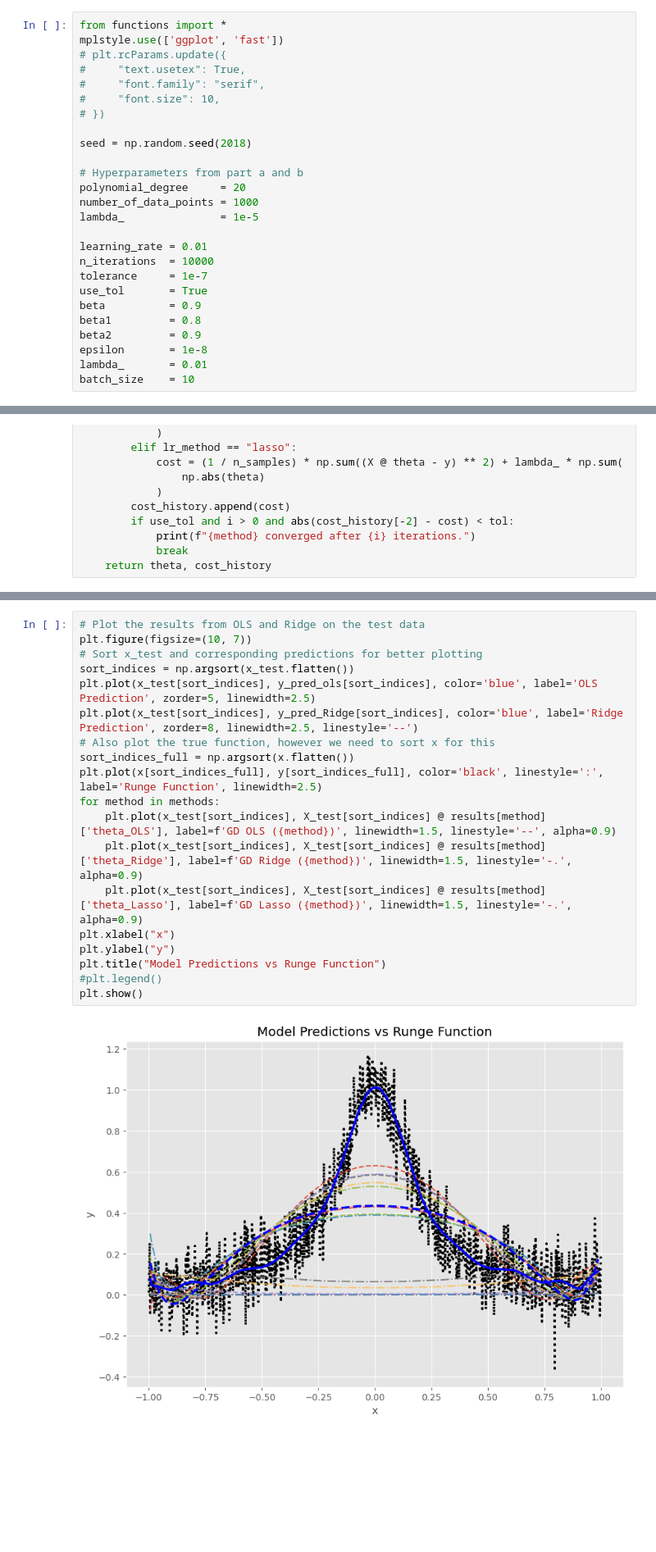
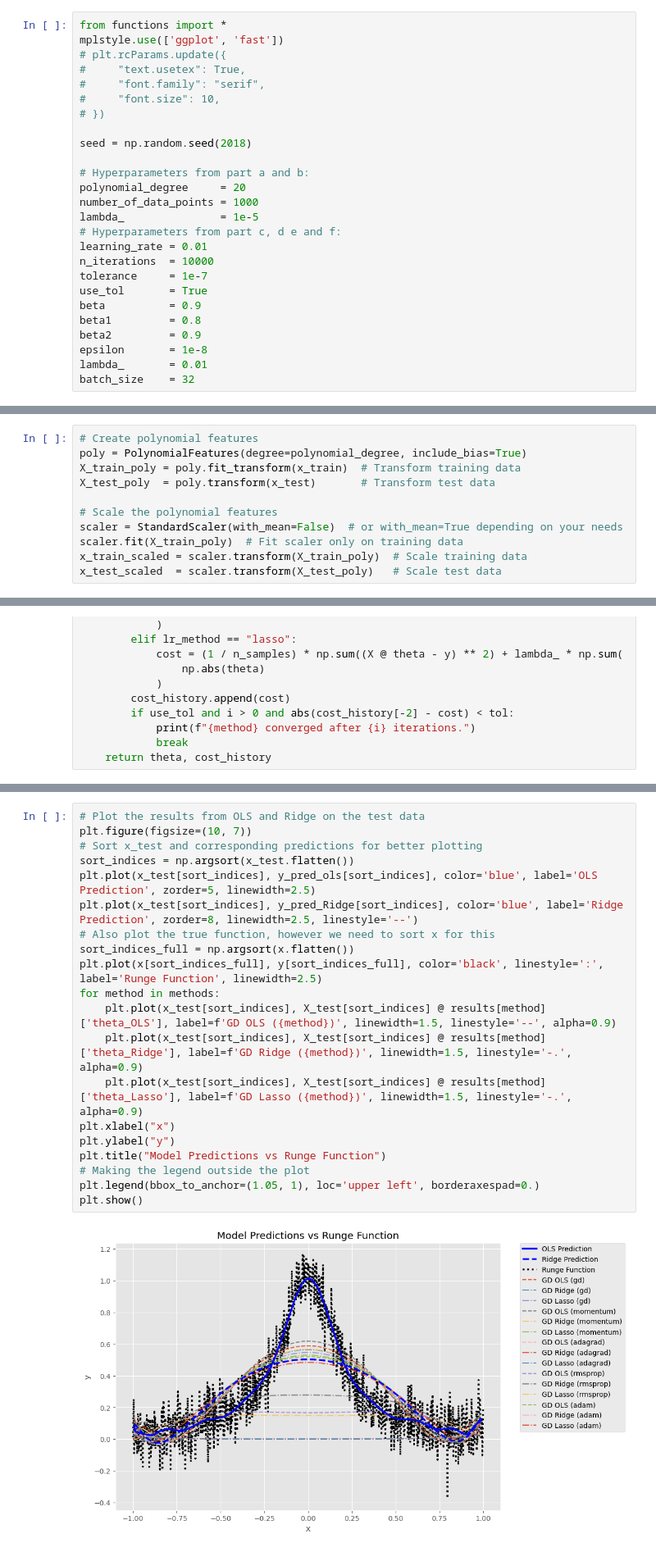
Before and after one commit to kjes4pres/Project_1_FYSSTK, a Jupyter notebook: Code/c_and_d.ipynb, the cells around one changed output, grey strips where cells are left out. Shown at 82% size. Cells and saved outputs as stored; diff of their text form; blank space fills up the shorter version.

```diff
--- a/Code/c_and_d.ipynb
+++ b/Code/c_and_d.ipynb
@@ -11,11 +11,11 @@ mplstyle.use(['ggplot', 'fast'])
 
 seed = np.random.seed(2018)
 
-# Hyperparameters from part a and b
+# Hyperparameters from part a and b:
 polynomial_degree     = 20
 number_of_data_points = 1000
 lambda_               = 1e-5
-
+# Hyperparameters from part c, d e and f:
 learning_rate = 0.01
 n_iterations  = 10000
 tolerance     = 1e-7
@@ -25,7 +25,7 @@ beta1         = 0.8
 beta2         = 0.9
 epsilon       = 1e-8
 lambda_       = 0.01
-batch_size    = 10
+batch_size    = 32
 # %% [markdown]
 ### Using shared functions to create dataset
 # %%
@@ -81,0 +52,11 @@ X_test = x_test_scaled
+# %%
+# Create polynomial features
+poly = PolynomialFeatures(degree=polynomial_degree, include_bias=True)
+X_train_poly = poly.fit_transform(x_train)  # Transform training data
+X_test_poly  = poly.transform(x_test)       # Transform test data
+
+# Scale the polynomial features
+scaler = StandardScaler(with_mean=False)  # or with_mean=True depending on your needs
+scaler.fit(X_train_poly)  # Fit scaler only on training data
+x_train_scaled = scaler.transform(X_train_poly)  # Scale training data
+x_test_scaled  = scaler.transform(X_test_poly)   # Scale test data
@@ -533,21 +517,22 @@ plt.show()
 # %%
 # Plot the results from OLS and Ridge on the test data
 plt.figure(figsize=(10, 7))
 # Sort x_test and corresponding predictions for better plotting
 sort_indices = np.argsort(x_test.flatten())
 plt.plot(x_test[sort_indices], y_pred_ols[sort_indices], color='blue', label='OLS Prediction', zorder=5, linewidth=2.5)
 plt.plot(x_test[sort_indices], y_pred_Ridge[sort_indices], color='blue', label='Ridge Prediction', zorder=8, linewidth=2.5, linestyle='--')
 # Also plot the true function, however we need to sort x for this
 sort_indices_full = np.argsort(x.flatten())
 plt.plot(x[sort_indices_full], y[sort_indices_full], color='black', linestyle=':', label='Runge Function', linewidth=2.5)
 for method in methods:
     plt.plot(x_test[sort_indices], X_test[sort_indices] @ results[method]['theta_OLS'], label=f'GD OLS ({method})', linewidth=1.5, linestyle='--', alpha=0.9)
     plt.plot(x_test[sort_indices], X_test[sort_indices] @ results[method]['theta_Ridge'], label=f'GD Ridge ({method})', linewidth=1.5, linestyle='-.', alpha=0.9)
     plt.plot(x_test[sort_indices], X_test[sort_indices] @ results[method]['theta_Lasso'], label=f'GD Lasso ({method})', linewidth=1.5, linestyle='-.', alpha=0.9)
 plt.xlabel("x")
 plt.ylabel("y")
 plt.title("Model Predictions vs Runge Function")
-#plt.legend()
+# Making the legend outside the plot
+plt.legend(bbox_to_anchor=(1.05, 1), loc='upper left', borderaxespad=0.)
 plt.show()
 # %% [output]
-[figure, old version]
+[figure, new version]
```
Also changed, not shown: parts of 7 cells of this notebook.
